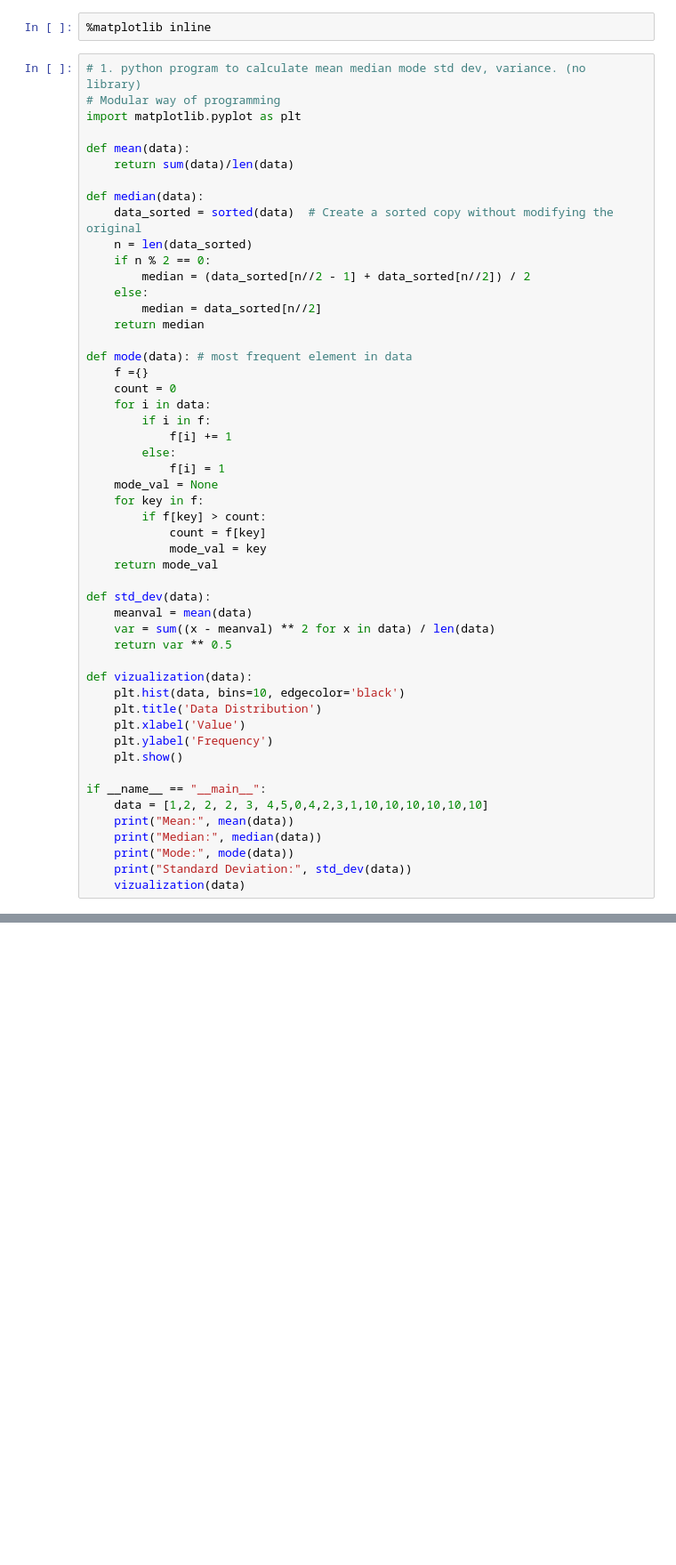
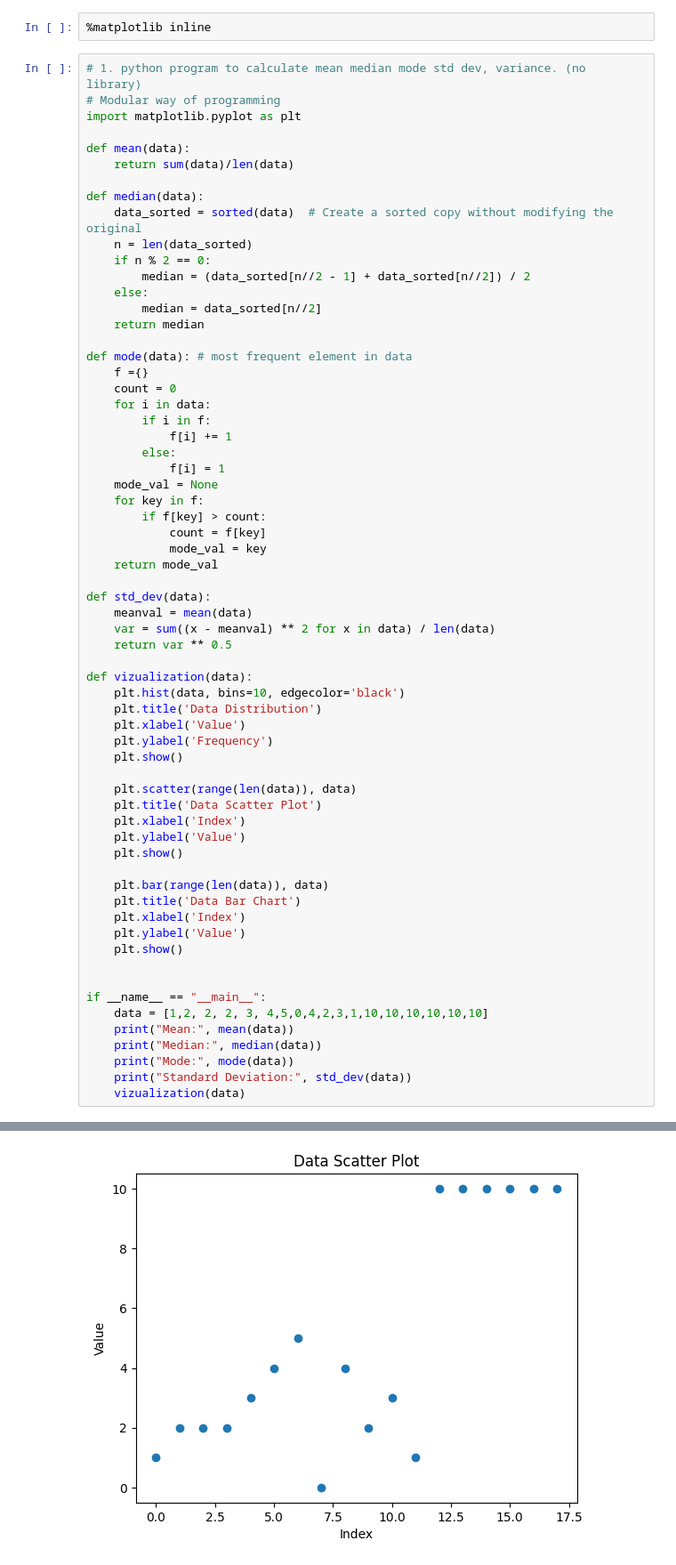
Before and after one commit to Ayush41/Lab-Pograms, a Jupyter notebook: Python/AI-Lab(Noob)/stats.ipynb, the cells around one changed output, grey strips where cells are left out. Shown at 89% size. Cells and saved outputs as stored; diff of their text form; blank space fills up the shorter version.

```diff
--- a/Python/AI-Lab(Noob)/stats.ipynb
+++ b/Python/AI-Lab(Noob)/stats.ipynb
@@ -30,30 +30,44 @@ def mode(data): # most frequent element in data
         if f[key] > count:
             count = f[key]
             mode_val = key
     return mode_val
 
 def std_dev(data):
     meanval = mean(data)
     var = sum((x - meanval) ** 2 for x in data) / len(data)
     return var ** 0.5
 
 def vizualization(data):
     plt.hist(data, bins=10, edgecolor='black')
     plt.title('Data Distribution')
     plt.xlabel('Value')
     plt.ylabel('Frequency')
     plt.show()
 
+    plt.scatter(range(len(data)), data)
+    plt.title('Data Scatter Plot')
+    plt.xlabel('Index')
+    plt.ylabel('Value')
+    plt.show()
+
+    plt.bar(range(len(data)), data)
+    plt.title('Data Bar Chart')
+    plt.xlabel('Index')
+    plt.ylabel('Value')
+    plt.show()
+
+
 if __name__ == "__main__":
     data = [1,2, 2, 2, 3, 4,5,0,4,2,3,1,10,10,10,10,10,10]
     print("Mean:", mean(data))
     print("Median:", median(data))
     print("Mode:", mode(data))
     print("Standard Deviation:", std_dev(data))
     vizualization(data)
 # %% [output]
 Mean: 4.944444444444445
 Median: 3.5
 Mode: 10
 Standard Deviation: 3.748662312852742
 [figure]
+[figure, added]
```
Also changed, not shown: parts of 1 cell of this notebook, 2 other files.
